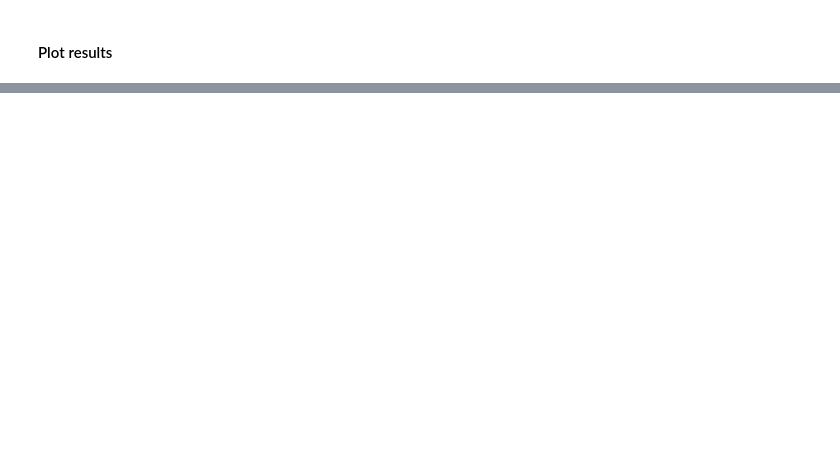
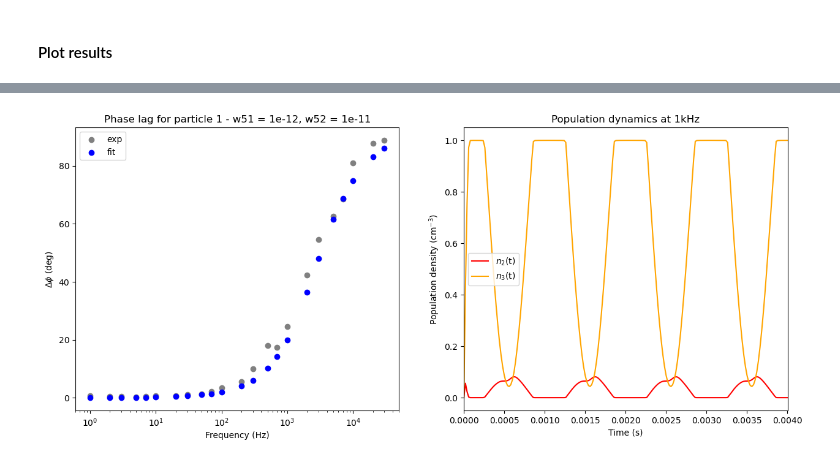
Before and after one commit to habakukc22/ode-system, a Jupyter notebook: fit-ws-new-odes.ipynb, the cells around one changed output, grey strips where cells are left out. Drawn from its saved outputs; the diff is of its cells as text; code cells hidden in the pictures; blank space fills up the shorter version.

```diff
--- a/fit-ws-new-odes.ipynb
+++ b/fit-ws-new-odes.ipynb
@@ -411,0 +394,84 @@ for iv_idx, iv in enumerate(init_val_res):
+# %%
+ww51 = 1.0e-11
+ww52 = 1.0e-11
+
+init_val_res = [[ww51*0.1, ww52], [ww51, ww52], [ww51*10, ww52]]
+print(init_val_res)
+
+
+for iv_idx, iv in enumerate(init_val_res):
+    # if iv_idx !=0: continue
+
+    print(f"k21 = {k21}")
+    print(f"k31 = {k31}")
+    print(f"k54 = {k54}")
+    print(f"w51 = {iv[0]}")
+    print(f"w52 = {iv[1]}")
+
+    fases_calculadas = []
+
+    for p_id, pd in enumerate(pd_list):
+        if p_id != 0: continue
+        frequencias_experimentais = pd[:num_points, 0]
+        fases_experimentais = pd[:num_points, 1]
+
+        W51, W52 = iv[0], iv[1]
+
+        sol_to_plot = []
+
+        for f in frequencias_experimentais:
+            # Simula 200 ciclos em tempo adimensional para garantir que o transiente morra
+            t_span = (0, 200)
+            t_eval = np.linspace(t_span[0], t_span[1], 10000)
+
+            sol = solve_ivp(
+            odes,
+            t_span,
+            [n1_0/n0, 0, 0, n4_0/n0, 0], #x1 x2 x3 x4 x5 @ t=0
+            t_eval=t_eval,
+            args=(W51, W52, f),
+            method='Radau' # Mantendo o método Radau que demonstrou estabilidade acima
+            )
+
+            # Converte de volta para unidades físicas antes de extrair a fase
+            n3 = (sol.y[2]) * n0
+            ts = (sol.t) * (1/f)
+
+            n2 = (sol.y[1]) * n0
+            n11 = (sol.y[0]) * n0
+
+            if f == 1000:
+                sol_to_plot = [ts, n11, n2, n3]
+
+            # plt.plt(ts, n11)
+
+            fase_calc = extrair_fase(ts, n3, f)
+            fases_calculadas.append(fase_calc)
+
+        fases_calculadas = np.unwrap(np.array(fases_calculadas))
+
+        fig, axs = plt.subplots(1, 2, figsize=(15, 6))
+        #Phase lag plot
+        axs[0].scatter(frequencias_experimentais, adj_ph(fases_experimentais), color="gray", label="exp")
+        axs[0].scatter(frequencias_experimentais, adj_ph(fases_calculadas), color="blue", label="fit")
+        axs[0].set_xscale("log")
+        axs[0].set_ylabel("$\Delta \phi$ (deg)")
+        axs[0].set_xlabel("Frequency (Hz)")
+        axs[0].set_title(f"Phase lag for particle 1 - w51 = {W51:.3}, w52 = {W52:.3}")
+        axs[0].legend()
+
+        #Population time evolution @ 1kHz
+        ts, n11, n2, n3 = sol_to_plot
+        # axs[1].plot(ts, n11/n11.max(), color="lightblue", label="$n_1$(t)")
+        axs[1].plot(ts, n2/n11.max(), color="red", label="$n_2$(t)")
+        axs[1].plot(ts, n3/n11.max(), color="orange", label="$n_3$(t)")
+        # axs[1].set_xscale("log")
+        axs[1].set_ylabel("Population density (cm$^{-3}$)")
+        axs[1].set_xlabel("Time (s)")
+        axs[1].set_xlim([0,ts[int(len(ts)*(0.02))]])
+        axs[1].set_title(f"Population dynamics at 1kHz")
+        axs[1].legend()
+
+
+        plt.show()
+# %% [output]
@@ -411,0 +484 @@ for iv_idx, iv in enumerate(init_val_res):
+[figure, added]
```
Also changed, not shown: parts of 11 cells of this notebook, 9 other files.
